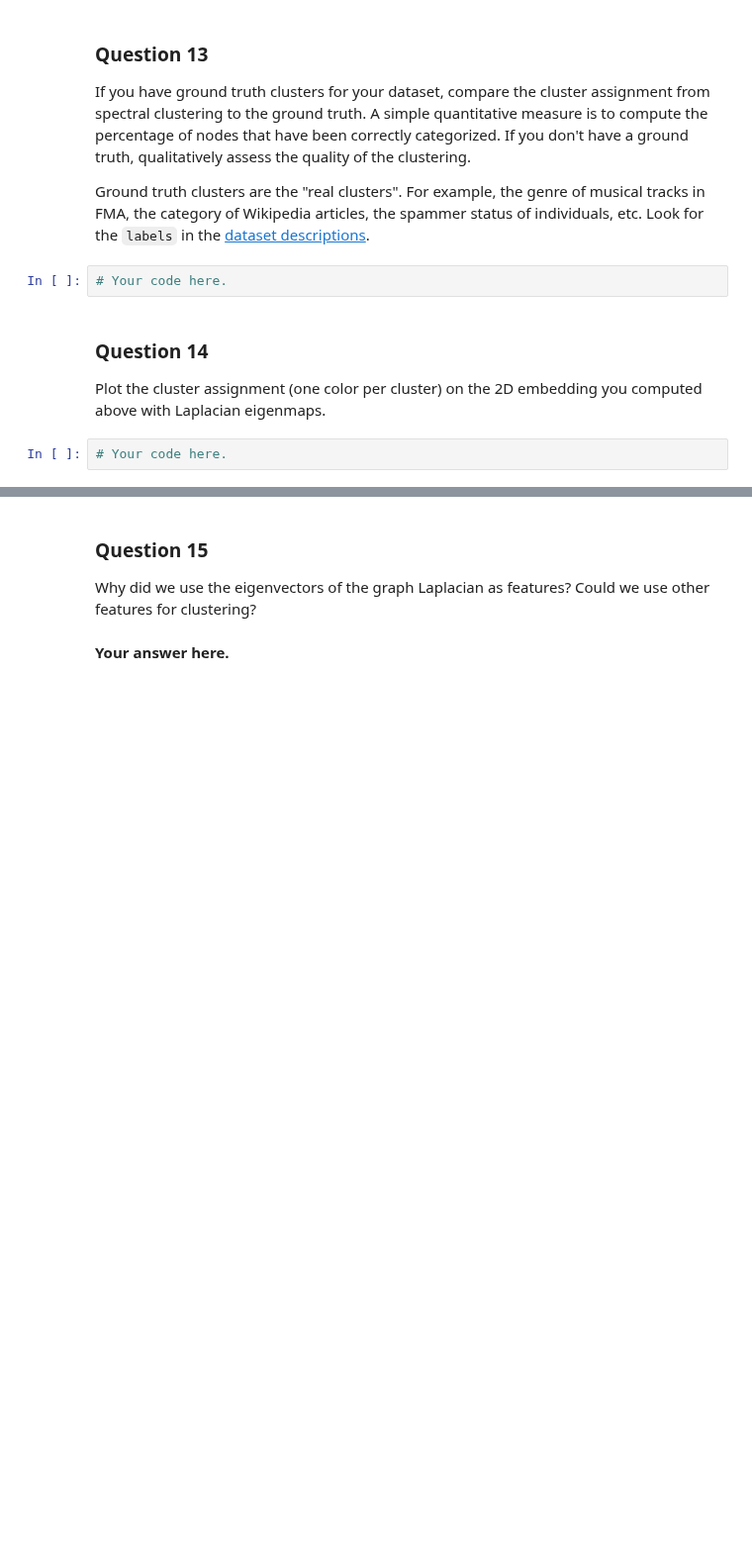
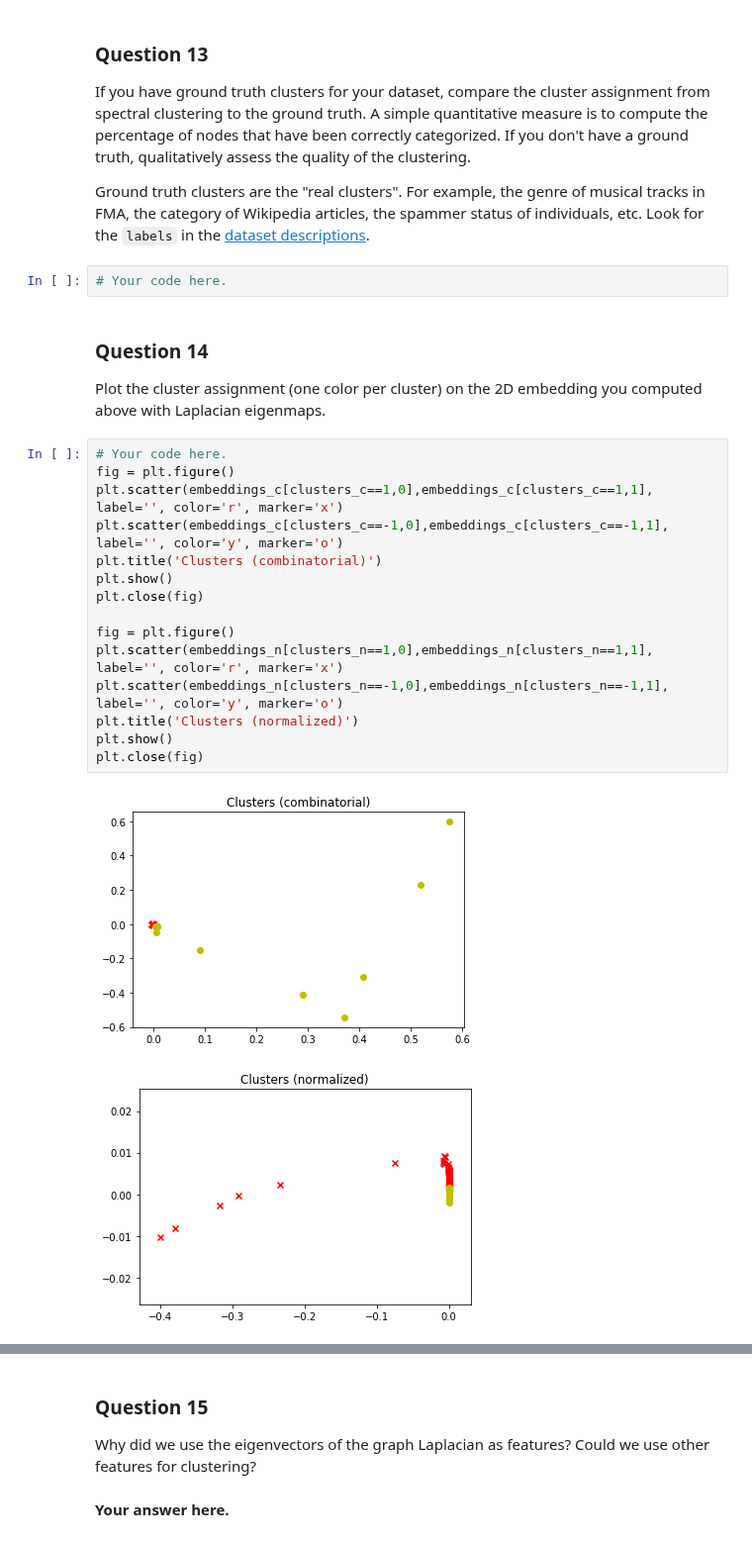
Before and after one commit to senakicir/ntds_project, a Jupyter notebook: 3_spectral_graph_theory.ipynb, the cells around one changed output, grey strips where cells are left out. Shown at 99% size. Saved outputs shown, nothing was run; the diff lists cells and outputs as text; blank space fills up the shorter version.

```diff
--- a/3_spectral_graph_theory.ipynb
+++ b/3_spectral_graph_theory.ipynb
@@ -410,5 +422,21 @@ Look for the `labels` in the [dataset descriptions](https://github.com/mdeff/ntd
 ### Question 14
 
 Plot the cluster assignment (one color per cluster) on the 2D embedding you computed above with Laplacian eigenmaps.
-# %%
-# Your code here.
+# %%
+# Your code here.
+fig = plt.figure()
+plt.scatter(embeddings_c[clusters_c==1,0],embeddings_c[clusters_c==1,1], label='', color='r', marker='x')
+plt.scatter(embeddings_c[clusters_c==-1,0],embeddings_c[clusters_c==-1,1], label='', color='y', marker='o')
+plt.title('Clusters (combinatorial)')
+plt.show()
+plt.close(fig)
+
+fig = plt.figure()
+plt.scatter(embeddings_n[clusters_n==1,0],embeddings_n[clusters_n==1,1], label='', color='r', marker='x')
+plt.scatter(embeddings_n[clusters_n==-1,0],embeddings_n[clusters_n==-1,1], label='', color='y', marker='o')
+plt.title('Clusters (normalized)')
+plt.show()
+plt.close(fig)
+# %% [output]
+[figure, added]
+[figure, added]
```
Also changed, not shown: parts of 9 cells of this notebook.
